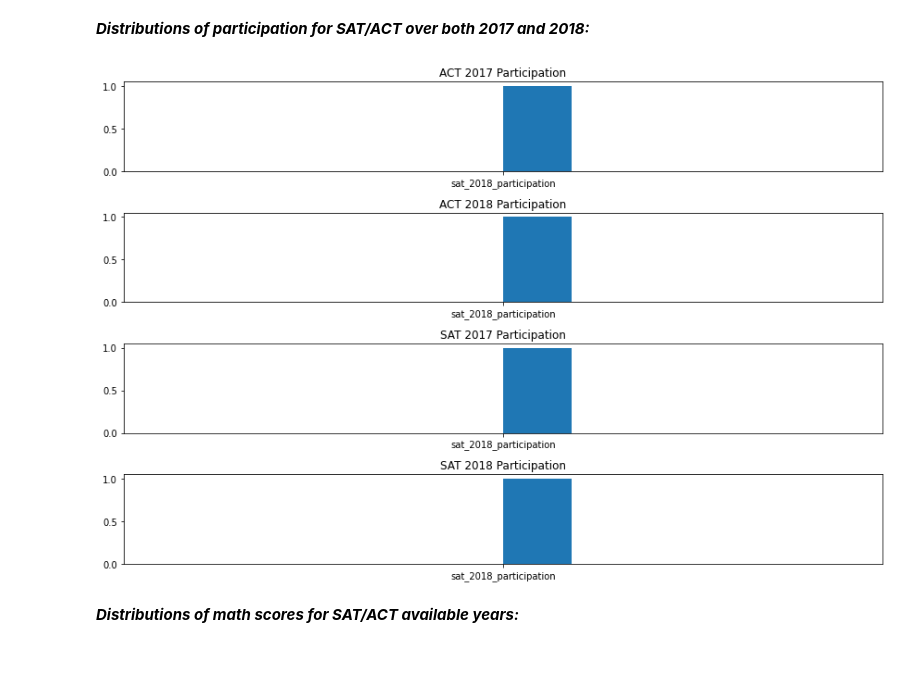
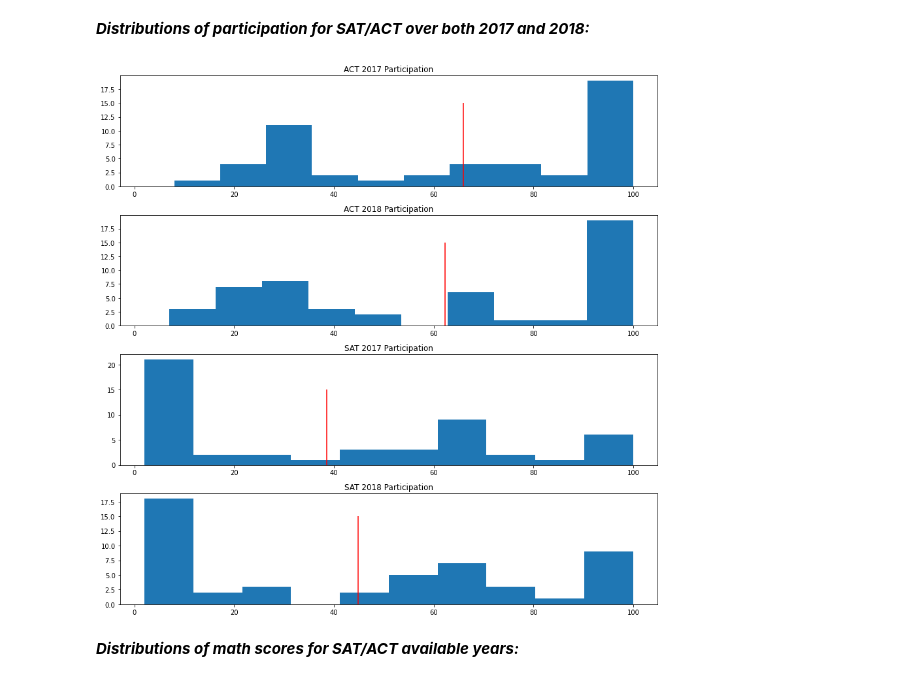
Before and after one commit to patruq/act-sat-performance, a Jupyter notebook: code/starter-code.ipynb, the cells around one changed output. Saved outputs shown, nothing was run; the diff lists cells and outputs as text; code cells hidden in the pictures.

```diff
--- a/code/starter-code.ipynb
+++ b/code/starter-code.ipynb
@@ -918,27 +945,43 @@ TypeError: 'module' object is not subscriptable
 # %% [markdown]
 ***Distributions of participation for SAT/ACT over both 2017 and 2018:***
 # %%
-plt.figure(figsize=(12, 8))
+plt.figure(figsize=(12, 12))
 
 ax1 = plt.subplot(4, 1, 1)
 ax1.set_title("ACT 2017 Participation")
-ax1.hist("act_2017_participation")
+ax1.hist(final["act_2017_participation"])
+ax1.vlines(x=np.mean(final["act_2017_participation"]),
+          ymin = 0,
+          ymax = 15,
+          color = "red");
 
 ax2 = plt.subplot(4, 1, 2, sharex=ax1)  # sharex, as the values have the same possible ranges
 ax2.set_title("ACT 2018 Participation")
-ax2.hist("act_2018_participation")
+ax2.hist(final["act_2018_participation"])
+ax2.vlines(x=np.mean(final["act_2018_participation"]),
+          ymin = 0,
+          ymax = 15,
+          color = "red");
 
 ax3 = plt.subplot(4, 1, 3, sharex=ax1)
 ax3.set_title("SAT 2017 Participation")
-ax3.hist("sat_2017_participation")
+ax3.hist(final["sat_2017_participation"])
+ax3.vlines(x=np.mean(final["sat_2017_participation"]),
+          ymin = 0,
+          ymax = 15,
+          color = "red");
 
 ax4 = plt.subplot(4, 1, 4, sharex=ax1)
 ax4.set_title("SAT 2018 Participation")
-ax4.hist("sat_2018_participation")
+ax4.hist(final["sat_2018_participation"])
+ax4.vlines(x=np.mean(final["sat_2018_participation"]),
+          ymin = 0,
+          ymax = 15,
+          color = "red");
 
 plt.tight_layout();
 # %% [output]
-[figure, old version]
+[figure, new version]
 # %% [markdown]
 ***Distributions of math scores for SAT/ACT available years:***
 # %%
```
Also changed, not shown: parts of 8 cells of this notebook.
